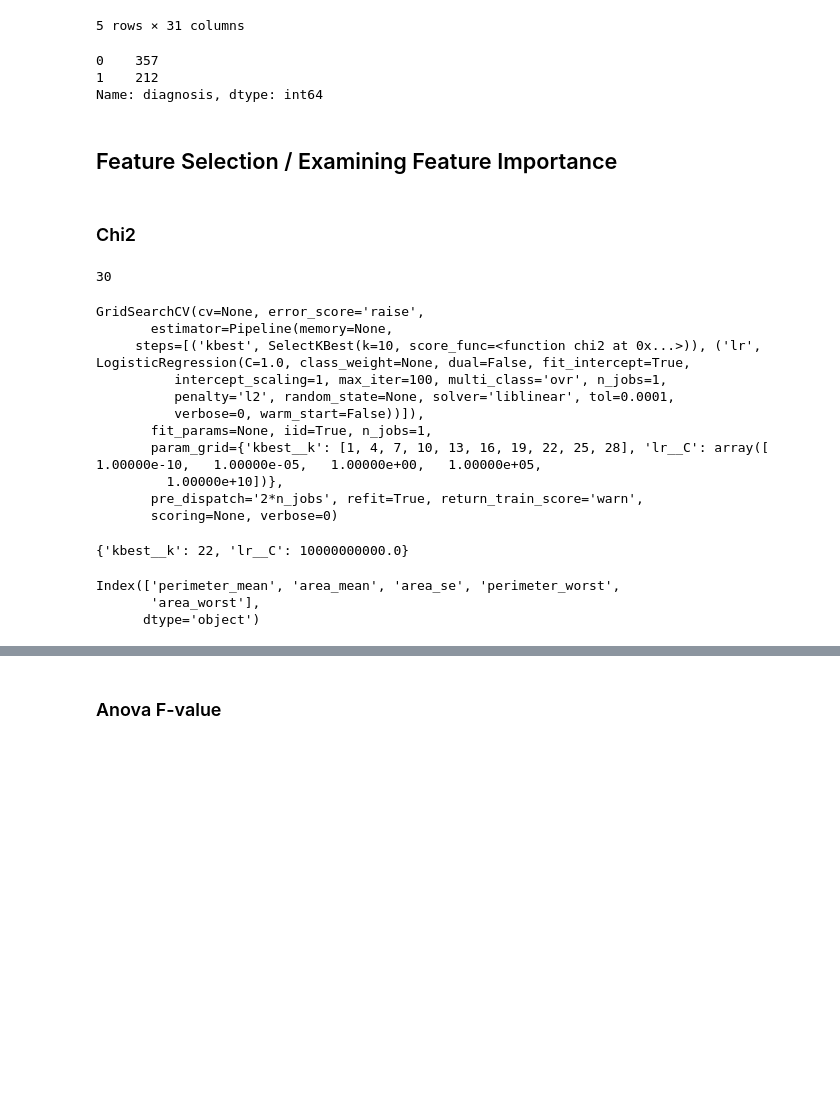
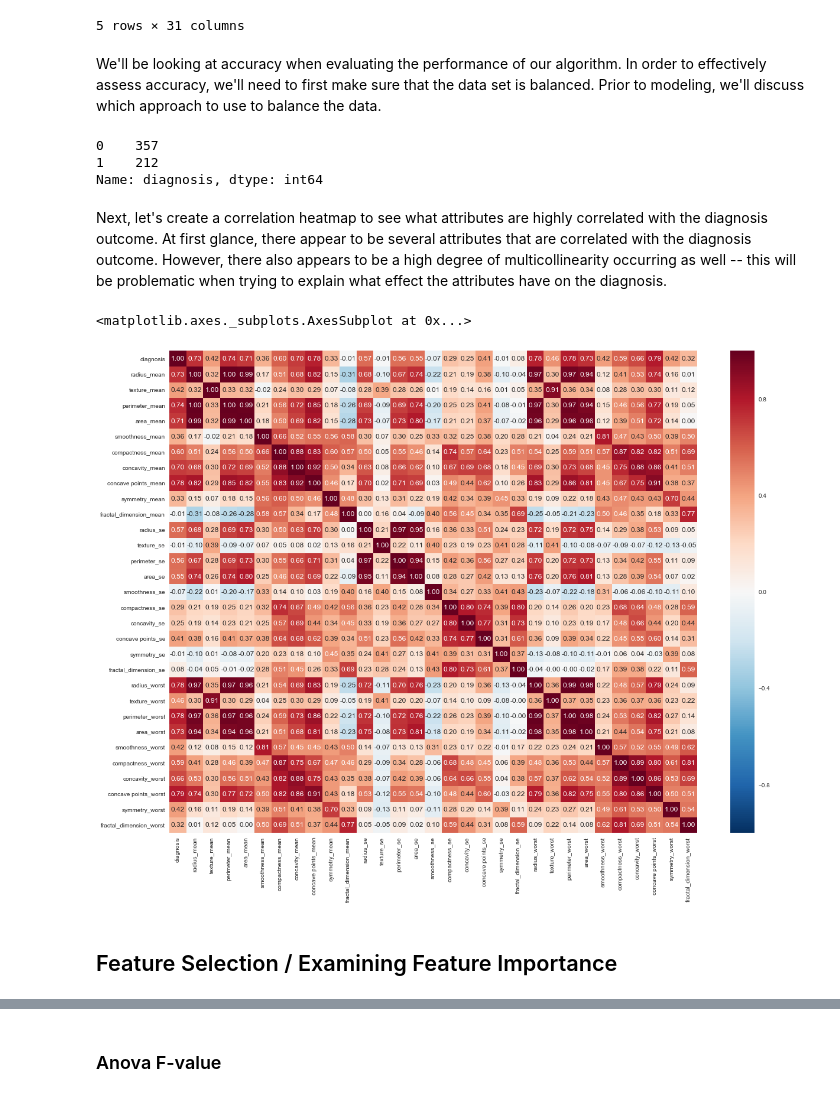
Before and after one commit to wliao1/Data-Science, a Jupyter notebook: Supervised Learning/Use Cases/Cancer Detection/supervised_use_case-breast-cancer.ipynb, the cells around one changed output, grey strips where cells are left out. Saved outputs shown, nothing was run; the diff lists cells and outputs as text; code cells hidden in the pictures; blank space fills up the shorter version.

```diff
--- a/Supervised Learning/Use Cases/Cancer Detection/supervised_use_case-breast-cancer.ipynb
+++ b/Supervised Learning/Use Cases/Cancer Detection/supervised_use_case-breast-cancer.ipynb
@@ -102,13 +94,26 @@ df_normalized.head()
 | 3 | 1.000 | 0.210 | 0.361 | 0.234 | 0.103 | 0.811 | 0.811 | ... |
 | 4 | 1.000 | 0.630 | 0.157 | 0.631 | 0.489 | 0.430 | 0.348 | ... |
 5 rows × 31 columns
-# %%
-# Evaluate class balance
-df['diagnosis'].value_counts()
-# %% [output]
-0    357
-1    212
-Name: diagnosis, dtype: int64
+# %% [markdown]
+We'll be looking at accuracy when evaluating the performance of our algorithm. In order to effectively assess accuracy, we'll need to first make sure that the data set is balanced. Prior to modeling, we'll discuss which approach to use to balance the data.
+# %%
+# Evaluate class balance
+# If classifier always guessed benign, the classifier would already
+# have 62% accuracy. However we're more interested in malignant classifications
+# therefore we'll have to do some oversampling later to address this.
+df['diagnosis'].value_counts()
+# %% [output]
+0    357
+1    212
+Name: diagnosis, dtype: int64
+# %% [markdown]
+Next, let's create a correlation heatmap to see what attributes are highly correlated with the diagnosis outcome. At first glance, there appear to be several attributes that are correlated with the diagnosis outcome. However, there also appears to be a high degree of multicollinearity occurring as well -- this will be problematic when trying to explain what effect the attributes have on the diagnosis.
+# %%
+plt.figure(figsize=(20,15))
+sns.heatmap(df.corr(),annot=True,fmt=".2f")
+# %% [output]
+<matplotlib.axes._subplots.AxesSubplot at 0x...>
+[figure, added]
 # %% [markdown]
 ## Feature Selection / Examining Feature Importance
 # %%
@@ -117,5 +122,3 @@ from sklearn.model_selection import train_test_split
 
 X = df.drop('diagnosis',axis=1)
 y = df['diagnosis']
-# %% [markdown]
-### Chi2
@@ -128,25 +124,0 @@ from sklearn.model_selection import GridSearchCV
-# %%
-len(X.columns)
-# %% [output]
-30
-# %%
-kbest = SelectKBest(chi2)
-pipeline = Pipeline([('kbest', kbest), ('lr', LogisticRegression())])
-grid_search = GridSearchCV(pipeline, {'kbest__k': list(range(1,31,3)), 'lr__C': np.logspace(-10, 10, 5)})
-grid_search.fit(X, y)
-# %% [output]
-GridSearchCV(cv=None, error_score='raise',
-       estimator=Pipeline(memory=None,
-     steps=[('kbest', SelectKBest(k=10, score_func=<function chi2 at 0x...>)), ('lr', LogisticRegression(C=1.0, class_weight=None, dual=False, fit_intercept=True,
-          intercept_scaling=1, max_iter=100, multi_class='ovr', n_jobs=1,
-          penalty='l2', random_state=None, solver='liblinear', tol=0.0001,
-          verbose=0, warm_start=False))]),
-       fit_params=None, iid=True, n_jobs=1,
-       param_grid={'kbest__k': [1, 4, 7, 10, 13, 16, 19, 22, 25, 28], 'lr__C': array([  1.00000e-10,   1.00000e-05,   1.00000e+00,   1.00000e+05,
-         1.00000e+10])},
-       pre_dispatch='2*n_jobs', refit=True, return_train_score='warn',
-       scoring=None, verbose=0)
-# %%
-grid_search.best_params_
-# %% [output]
-{'kbest__k': 22, 'lr__C': 10000000000.0}
@@ -159,6 +124,0 @@ chi2_features = X.columns[mask]
-# %%
-chi2_features
-# %% [output]
-Index(['perimeter_mean', 'area_mean', 'area_se', 'perimeter_worst',
-       'area_worst'],
-      dtype='object')
```
Also changed, not shown: parts of 25 cells of this notebook.
